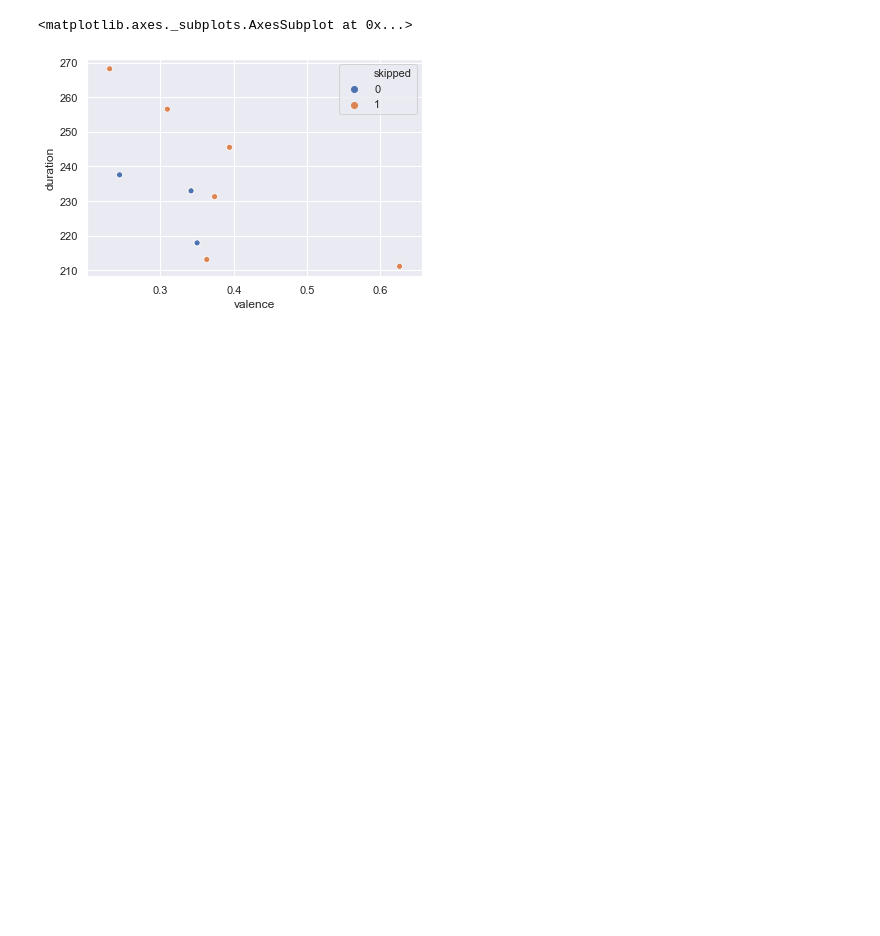
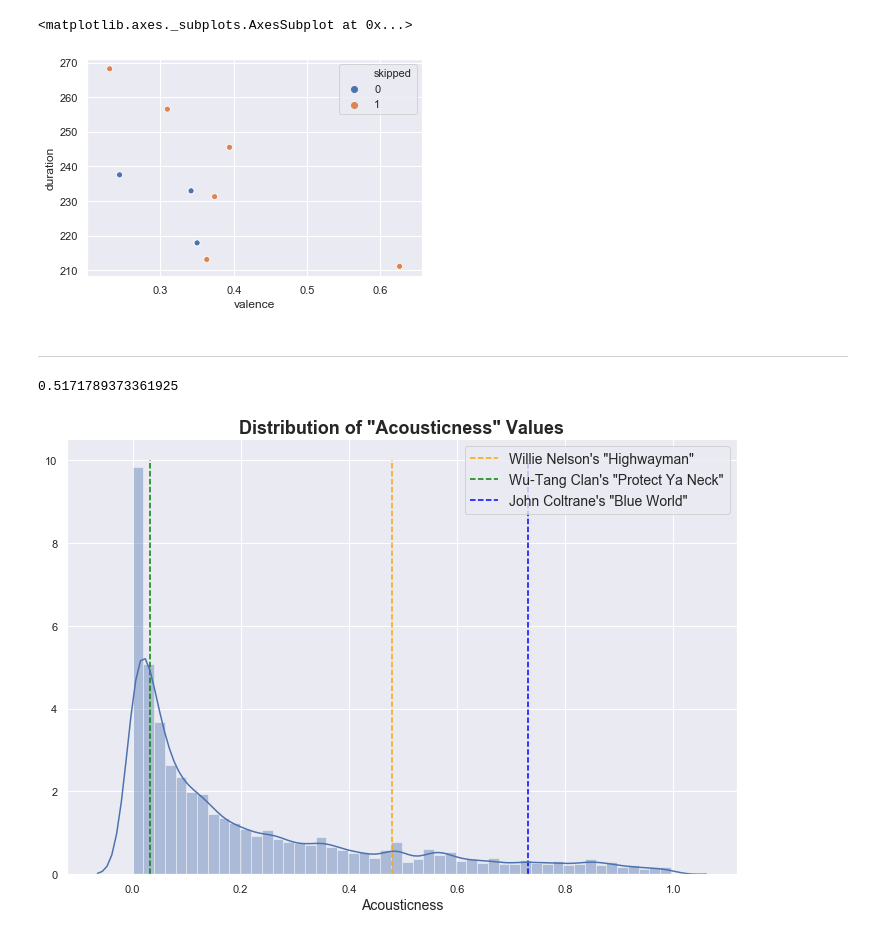
Before and after one commit to a-poor/spotify-skip-prediction, a Jupyter notebook: lgbm_model_single_history.ipynb, the cells around one changed output. Saved outputs shown, nothing was run; the diff lists cells and outputs as text; code cells hidden in the pictures; blank space fills up the shorter version.

```diff
--- a/lgbm_model_single_history.ipynb
+++ b/lgbm_model_single_history.ipynb
@@ -810,3 +822,9 @@ sns.scatterplot(
 # %% [output]
 <matplotlib.axes._subplots.AxesSubplot at 0x...>
 [figure]
+# %% [markdown]
+***
+# %%
+full_session_data.skipped.sum() / full_session_data.skipped.count()
+# %% [output]
+0.5171789373361925
@@ -812,0 +837,46 @@ sns.scatterplot(
+# %%
+plt.figure(figsize=(12,8))
+sns.distplot(
+    full_session_data.acousticness
+)
+plt.title(
+    "Distribution of \"Acousticness\" Values",
+    fontweight='bold',
+    fontsize=18
+)
+
+plt.vlines(
+    0.48,
+    0,
+    10,
+    label="Willie Nelson's \"Highwayman\"",
+    colors='orange',
+    linestyles='dashed'
+)
+plt.vlines(
+    0.032,
+    0,
+    10,
+    label="Wu-Tang Clan's \"Protect Ya Neck\"",
+    colors='green',
+    linestyles='dashed'
+)
+plt.vlines(
+    0.732,
+    0,
+    10,
+    label="John Coltrane's \"Blue World\"",
+    colors='blue',
+    linestyles='dashed'
+)
+plt.legend(
+    fontsize=14
+)
+plt.xlabel(
+    "Acousticness",
+    fontsize=14
+)
+plt.savefig("images/feature_eda/acousticness_distribution.png")
+# plt.show()
+# %% [output]
+[figure, added]
```
Also changed, not shown: parts of 11 cells of this notebook, 10 other files.
